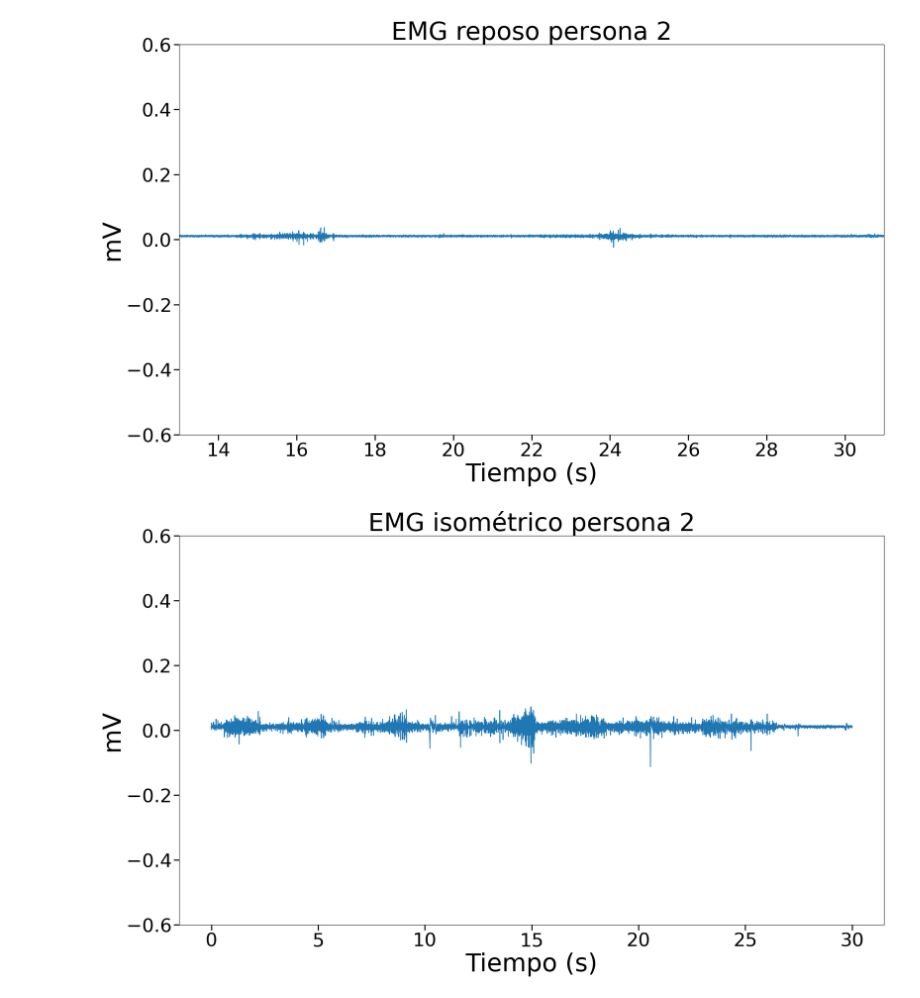
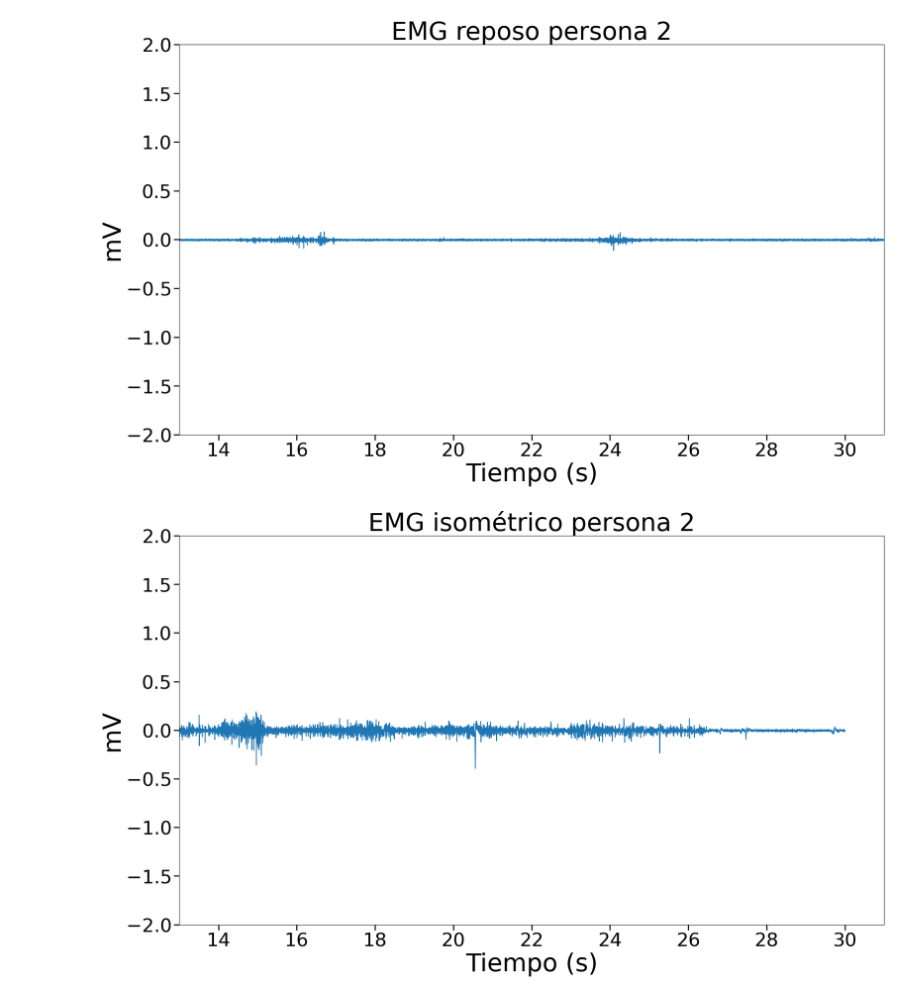
Before and after one commit to diego-taquiri/ECGMortalityPredictor, a Jupyter notebook: Documentación/Laboratorio 3/plot_bitalino_emg.ipynb, the cells around one changed output. Drawn from its saved outputs; the diff is of its cells as text; code cells hidden in the pictures.

Commit message:
py plots 1024 bit scaling

```diff
--- a/Documentación/Laboratorio 3/plot_bitalino_emg.ipynb
+++ b/Documentación/Laboratorio 3/plot_bitalino_emg.ipynb
@@ -65,13 +65,13 @@ plt.savefig("plots/isb-contrafuerza-armando.png")
 # %%
 data = np.loadtxt("emg_raw_data/isb-reposo-anabelen/opensignals_98D3B1FD3DA9_2024-04-12_12-41-26.txt",skiprows=3)
-data_mV = data[:,5]/1000 - 0.5
+data_mV = data[:,5]/1024 *3.223 - 3.223/2 #De acuerdo a la cuantización de 3.223 mV a 1024 bits del manual de Bitalino
 time = np.arange(len(data_mV))/1000
 
 plt.figure(figsize=(20,12))
 
 plt.plot(time,data_mV)
 
-plt.ylim(-0.6, 0.6)
+plt.ylim(-2, 2)
 plt.xlim(13, 31)
 plt.tick_params(axis='both', which='major', labelsize=34, width=2, length=10)
 plt.xlabel('Tiempo (s)', fontsize=45)
@@ -81,24 +81,24 @@ plt.tight_layout()
 
 plt.savefig("plots/isb-reposo-anabelen.png")
 # %% [output]
-[figure, old version]
+[figure, new version]
 # %%
 data = np.loadtxt("emg_raw_data/isb-isometrico-anabelen/opensignals_98D3B1FD3DA9_2024-04-12_12-42-32.txt",skiprows=3)
-data_mV = data[:,5]/1000 - 0.5
+data_mV = data[:,5]/1024 *3.223 - 3.223/2 #De acuerdo a la cuantización de 3.223 mV a 1024 bits del manual de Bitalino
 time = np.arange(len(data_mV))/1000
 
 plt.figure(figsize=(20,12))
 
 plt.plot(time,data_mV)
 
-plt.ylim(0, 1025)
-plt.ylim(-0.6, 0.6)
+plt.ylim(-2, 2)
+plt.xlim(13, 31)
 plt.tick_params(axis='both', which='major', labelsize=34, width=2, length=10)
 plt.xlabel('Tiempo (s)', fontsize=45)
 plt.ylabel('mV', fontsize=45)
 plt.title('EMG isométrico persona 2', fontsize=45)
 plt.tight_layout()
 
 plt.savefig("plots/isb-isometrico-anabelen.png")
 # %% [output]
-[figure, old version]
+[figure, new version]
```
Also changed, not shown: parts of 3 cells of this notebook, 5 other files.
